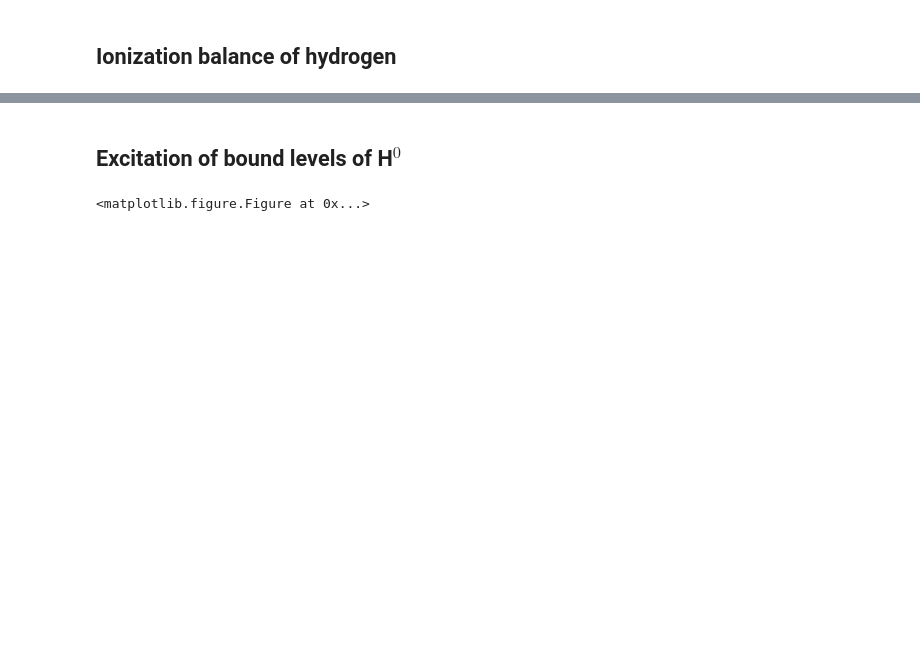
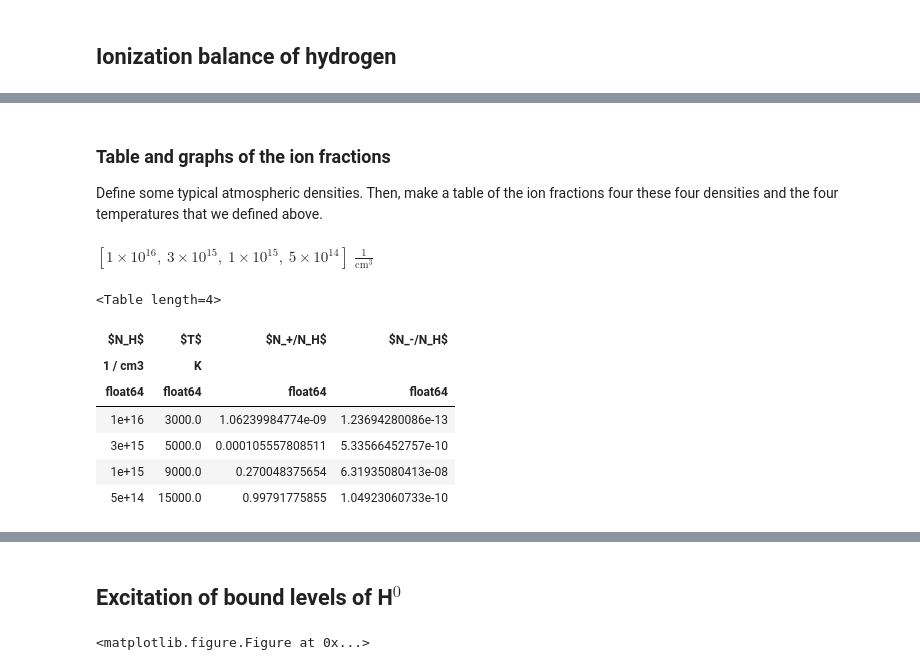
Before and after one commit to deprecated/lte-opacities, a Jupyter notebook: LTE Opacity.ipynb, the cells around one changed output, grey strips where cells are left out. Drawn from its saved outputs; the diff is of its cells as text; code cells hidden in the pictures; blank space fills up the shorter version.

```diff
--- a/LTE Opacity.ipynb
+++ b/LTE Opacity.ipynb
@@ -6,0 +60,3 @@ We try to reproduce Figure 8.5 a, b, c, d from Gray, which show the wavelength-d
+# %%
+Ts = np.array([3, 5, 9, 15])*u.kK
+Ts.cgs
@@ -6,0 +109,26 @@ We try to reproduce Figure 8.5 a, b, c, d from Gray, which show the wavelength-d
+# %% [markdown]
+### Table and graphs of the ion fractions
+
+Define some typical atmospheric densities.  Then, make a table of the ion fractions four these four densities and the four temperatures that we defined above.
+# %%
+Ns = np.array([10, 3, 1, 0.5])*1e15/u.cm**3
+Ns
+# %% [output]
+$[1 \times 10^{16},~3 \times 10^{15},~1 \times 10^{15},~5 \times 10^{14}] \; \mathrm{\frac{1}{cm^{3}}}$
+# %%
+Table(
+  data=[
+    Column(Ns.cgs, name=r'$N_H$'),
+    Column(Ts.cgs, name=r'$T$'),
+    Column(Hplus_fraction(Ns.cgs.value, Ts.cgs.value), name=r'$N_+/N_H$'),
+    Column(Hminus_fraction(Ns.cgs.value, Ts.cgs.value), name=r'$N_-/N_H$'),
+  ])
+# %% [output]
+<Table length=4>
+| $N_H$ | $T$ | $N_+/N_H$ | $N_-/N_H$ |
+| 1 / cm3 | K |  |  |
+| float64 | float64 | float64 | float64 |
+| 1e+16 | 3000.0 | 1.06239984774e-09 | 1.23694280086e-13 |
+| 3e+15 | 5000.0 | 0.000105557808511 | 5.33566452757e-10 |
+| 1e+15 | 9000.0 | 0.270048375654 | 6.31935080413e-08 |
+| 5e+14 | 15000.0 | 0.99791775855 | 1.04923060733e-10 |
```
Also changed, not shown: parts of 21 cells of this notebook.
